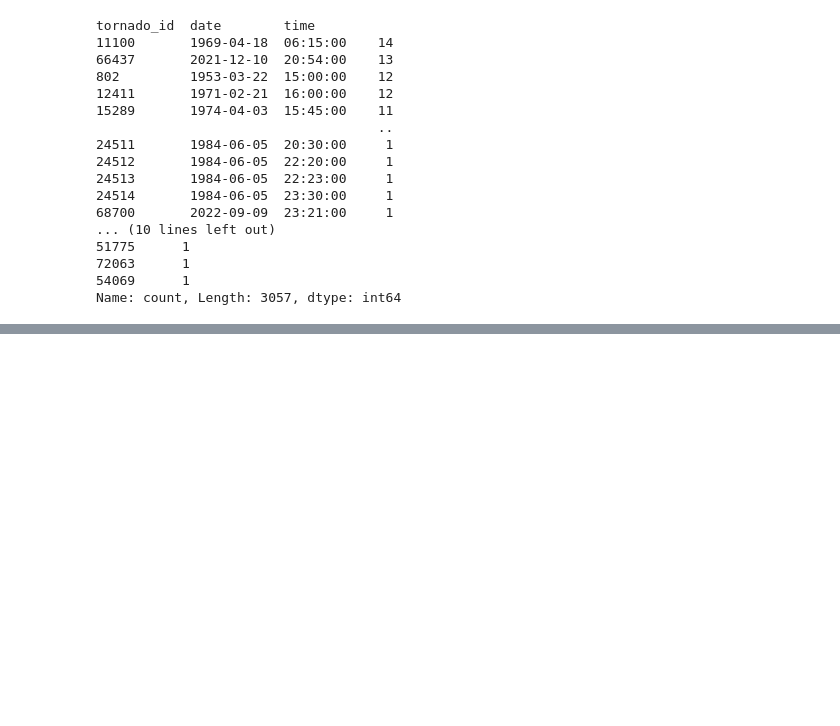
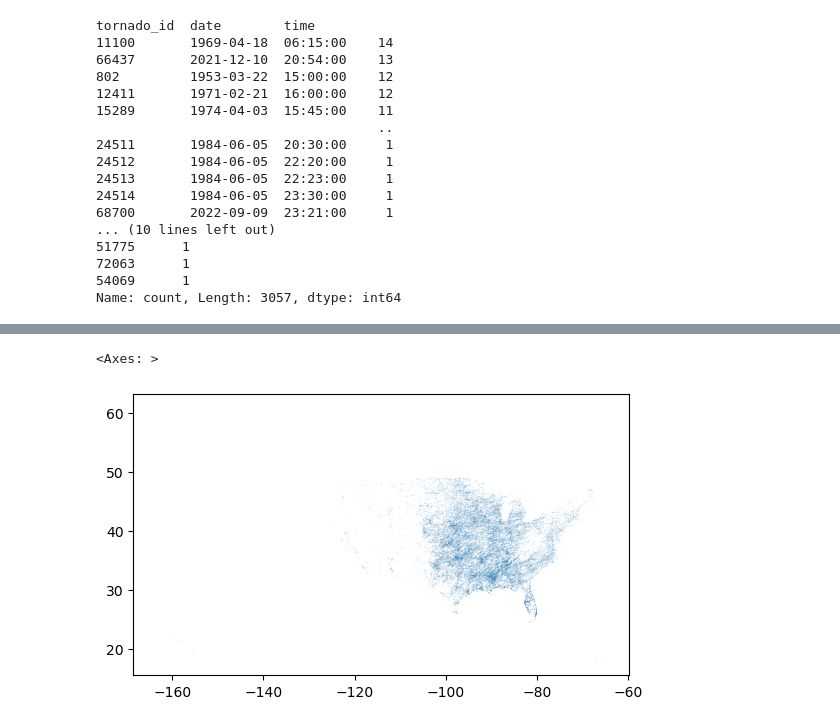
Before and after one commit to kmorhun/disasters_and_politics, a Jupyter notebook: src/data_cleaning/clean_data.ipynb, the cells around one changed output, grey strips where cells are left out. Cells and saved outputs as stored; diff of their text form; code cells hidden in the pictures; blank space fills up the shorter version.

Commit message:
tried and failed to get percent of tornados in counties

```diff
--- a/src/data_cleaning/clean_data.ipynb
+++ b/src/data_cleaning/clean_data.ipynb
@@ -176,0 +177,16 @@ Name: count, dtype: int64
+# %%
+from shapely.geometry import Polygon, MultiPolygon
+print(tornados_gpd.geom_type.unique())
+print(counties_gpd.geom_type.unique())
+
+# set the counties geometry to just be multipolygons
+counties_gpd_modified = counties_gpd.copy(deep=True)
+counties_gpd_modified['geometry'] = counties_gpd_modified['geometry'].apply(lambda geom: MultiPolygon([geom]) if geom.geom_type == 'Polygon' else geom)
+print(counties_gpd_modified.geom_type.unique())
+
+# buffer the tornados to make them polygons and set the tornados geometry to just be multipolygons
+tornados_gpd_modified = tornados_gpd.copy(deep=True)
+tornados_gpd_modified['geometry'] = tornados_gpd_modified['geometry'].buffer(0.01)
+tornados_gpd_modified['geometry'] = tornados_gpd_modified['geometry'].apply(lambda x: Polygon(x.exterior.coords))
+tornados_gpd_modified['geometry'] = tornados_gpd_modified['geometry'].apply(lambda geom: MultiPolygon([geom]) if geom.geom_type == 'Polygon' else geom)
+print(tornados_gpd_modified.geom_type.unique())
@@ -176,0 +199,5 @@ Name: count, dtype: int64
+# %%
+tornados_gpd_modified.plot()
+# %% [output]
+<Axes: >
+[figure, added]
```
Also changed, not shown: parts of 7 cells of this notebook.
